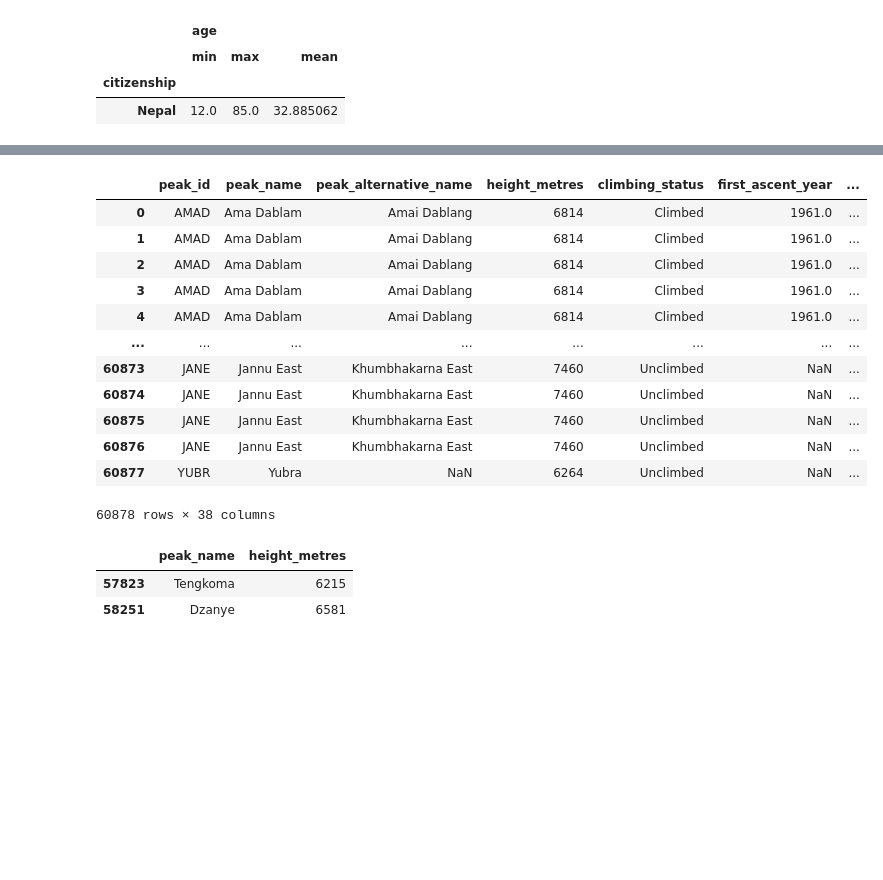
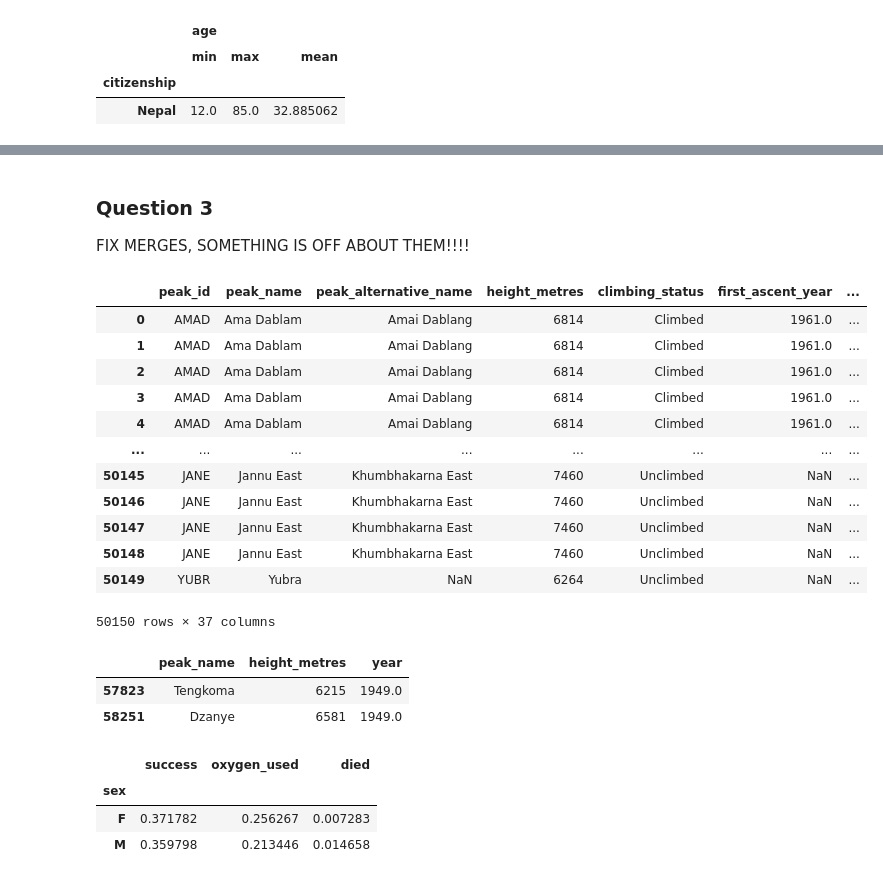
Before and after one commit to QMSS-G5072-2022/Rudoff_Jackson, a Jupyter notebook: hw02/HW2 - Jackson_Rudoff.ipynb, the cells around one changed output, grey strips where cells are left out. Drawn from its saved outputs; the diff is of its cells as text; code cells hidden in the pictures; blank space fills up the shorter version.

```diff
--- a/hw02/HW2 - Jackson_Rudoff.ipynb
+++ b/hw02/HW2 - Jackson_Rudoff.ipynb
@@ -78,28 +69,39 @@ That is, sex should be displayed as the rows of the output and the three request
-# %%
-merged_data = pd.merge(pd.merge(peaks, expeditions,
-         how = 'left', on = ['peak_id', 'peak_name']), members[members['hired'] == False],
-         how = 'left', on = ['expedition_id', 'peak_id', 'peak_name','year', 'season'])
-
-merged_data
-# %% [output]
-|  | peak_id | peak_name | peak_alternative_name | height_metres | climbing_status | first_ascent_year | ... |
-| 0 | AMAD | Ama Dablam | Amai Dablang | 6814 | Climbed | 1961.0 | ... |
-| 1 | AMAD | Ama Dablam | Amai Dablang | 6814 | Climbed | 1961.0 | ... |
-| 2 | AMAD | Ama Dablam | Amai Dablang | 6814 | Climbed | 1961.0 | ... |
-| 3 | AMAD | Ama Dablam | Amai Dablang | 6814 | Climbed | 1961.0 | ... |
-| 4 | AMAD | Ama Dablam | Amai Dablang | 6814 | Climbed | 1961.0 | ... |
-| ... | ... | ... | ... | ... | ... | ... | ... |
-| 60873 | JANE | Jannu East | Khumbhakarna East | 7460 | Unclimbed | NaN | ... |
-| 60874 | JANE | Jannu East | Khumbhakarna East | 7460 | Unclimbed | NaN | ... |
-| 60875 | JANE | Jannu East | Khumbhakarna East | 7460 | Unclimbed | NaN | ... |
-| 60876 | JANE | Jannu East | Khumbhakarna East | 7460 | Unclimbed | NaN | ... |
-| 60877 | YUBR | Yubra | NaN | 6264 | Unclimbed | NaN | ... |
-60878 rows × 38 columns
-# %%
-first_female = merged_data[(merged_data['sex'] == 'F') & (merged_data['success'] == True)].nsmallest(1, 'year', keep = 'all')[['peak_name', 'height_metres']]
-
-first_female
-# %% [output]
-|  | peak_name | height_metres |
-| 57823 | Tengkoma | 6215 |
-| 58251 | Dzanye | 6581 |
+# %% [markdown]
+### Question 3
+
+FIX MERGES, SOMETHING IS OFF ABOUT THEM!!!!
+# %%
+merged_data = pd.merge(pd.merge(peaks, expeditions,
+         how = 'left', on = ['peak_id', 'peak_name']), members[members['hired'] == False],
+         how = 'left', on = ['expedition_id', 'peak_id', 'peak_name', 'year', 'season', 'oxygen_used'])
+
+merged_data
+# %% [output]
+|  | peak_id | peak_name | peak_alternative_name | height_metres | climbing_status | first_ascent_year | ... |
+| 0 | AMAD | Ama Dablam | Amai Dablang | 6814 | Climbed | 1961.0 | ... |
+| 1 | AMAD | Ama Dablam | Amai Dablang | 6814 | Climbed | 1961.0 | ... |
+| 2 | AMAD | Ama Dablam | Amai Dablang | 6814 | Climbed | 1961.0 | ... |
+| 3 | AMAD | Ama Dablam | Amai Dablang | 6814 | Climbed | 1961.0 | ... |
+| 4 | AMAD | Ama Dablam | Amai Dablang | 6814 | Climbed | 1961.0 | ... |
+| ... | ... | ... | ... | ... | ... | ... | ... |
+| 50145 | JANE | Jannu East | Khumbhakarna East | 7460 | Unclimbed | NaN | ... |
+| 50146 | JANE | Jannu East | Khumbhakarna East | 7460 | Unclimbed | NaN | ... |
+| 50147 | JANE | Jannu East | Khumbhakarna East | 7460 | Unclimbed | NaN | ... |
+| 50148 | JANE | Jannu East | Khumbhakarna East | 7460 | Unclimbed | NaN | ... |
+| 50149 | YUBR | Yubra | NaN | 6264 | Unclimbed | NaN | ... |
+50150 rows × 37 columns
+# %%
+first_female = merged_data[(merged_data['sex'] == 'F') & (merged_data['success'] == True)].nsmallest(1, 'year', keep = 'all')[['peak_name', 'height_metres', 'year']]
+
+first_female
+# %% [output]
+|  | peak_name | height_metres | year |
+| 57823 | Tengkoma | 6215 | 1949.0 |
+| 58251 | Dzanye | 6581 | 1949.0 |
+# %%
+merged_data[['success', 'oxygen_used', 'died', 'sex']].groupby('sex').apply(lambda x: x.sum()/len(x))
+# %% [output]
+|  | success | oxygen_used | died |
+| sex |  |  |  |
+| F | 0.371782 | 0.256267 | 0.007283 |
+| M | 0.359798 | 0.213446 | 0.014658 |
```
Also changed, not shown: parts of 5 cells of this notebook.
